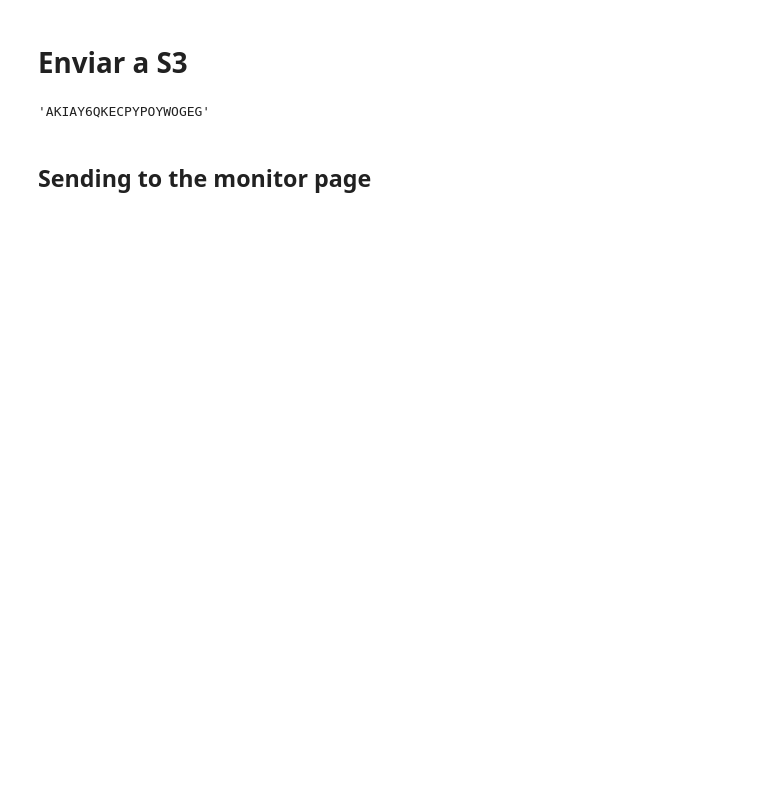
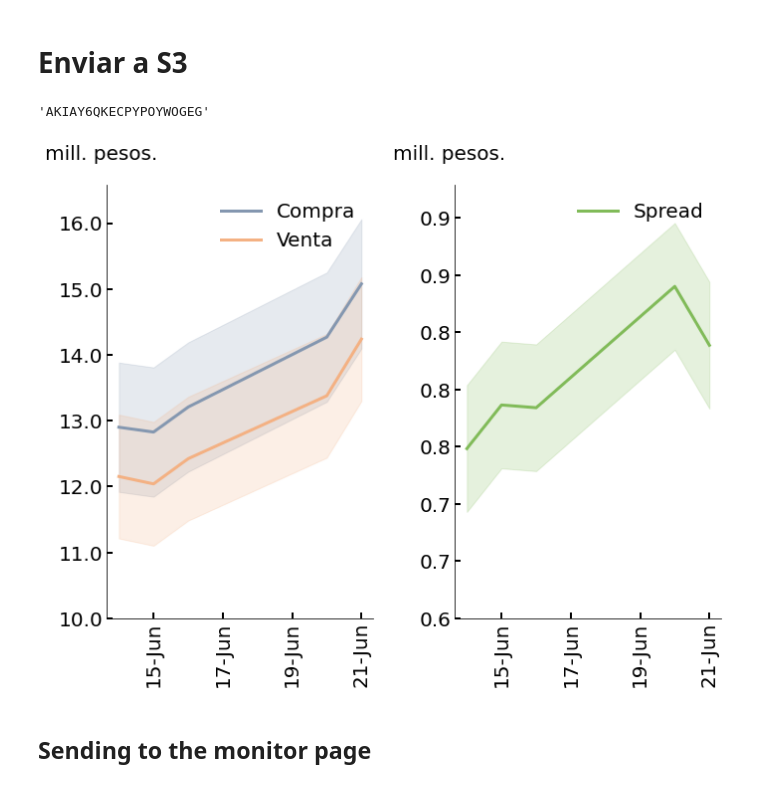
Before and after one commit to emigiupponi/btc-ranking-prices-arg, a Jupyter notebook: btc-ranking-prices-in-argentina.ipynb, the cells around one changed output. Saved outputs shown, nothing was run; the diff lists cells and outputs as text; code cells hidden in the pictures; blank space fills up the shorter version.

```diff
--- a/btc-ranking-prices-in-argentina.ipynb
+++ b/btc-ranking-prices-in-argentina.ipynb
@@ -214,3 +275,88 @@ s3_client.upload_file(filename, bucket_name, filename)
+# %%
+import matplotlib.pyplot as plt
+import matplotlib.dates as mdates
+
+# Obtener las fechas en formato datetime
+dates = pd.to_datetime(daily_avg_ask.index)
+
+# Crear los subplots
+fig, (ax1, ax2) = plt.subplots(1, 2, figsize=(10, 8), sharex=True)
+
+# Subplot superior: Precios de compra y venta
+ax1.plot(dates, daily_avg_ask.values, label='Compra', color='#8497B0', linewidth=3)  # Tonos pastel verde
+ax1.plot(dates, daily_avg_bid.values, label='Venta', color='#F4B183', linewidth=3)  # Tonos pastel rosa
+ax1.fill_between(dates, daily_avg_ask.values - daily_std_ask, daily_avg_ask.values + daily_std_ask, color='#8497B0', alpha=0.2)
+ax1.fill_between(dates, daily_avg_bid.values - daily_std_bid, daily_avg_bid.values + daily_std_bid, color='#F4B183', alpha=0.2)
+ax1.set_ylabel('mill. pesos.', fontsize=20)
+ax1.yaxis.get_label().set_rotation(0)  # Rotar el eje Y en el subplot superior
+ax1.yaxis.get_label().set_verticalalignment('center')  # Alinear verticalmente el eje Y en el subplot superior
+ax1.yaxis.set_label_coords(-0.02, 1.07)  # Ajustar la posición del texto en el eje Y en el subplot superior
+ax1.legend(fontsize=20, frameon=False)
+
+# Subplot inferior: Spread
+ax2.plot(dates, daily_avg_spread.values, label='Spread', color='#81BB59', linewidth=3)
+ax2.fill_between(dates, daily_avg_spread.values - daily_std_spread, daily_avg_spread.values + daily_std_spread, color='#81BB59', alpha=0.2)
+ax2.set_ylabel('mill. pesos.', fontsize=20)
+ax2.yaxis.get_label().set_rotation(0)  # Rotar el eje Y en el subplot inferior
+ax2.yaxis.get_label().set_verticalalignment('center')  # Alinear verticalmente el eje Y en el subplot inferior
+ax2.yaxis.set_label_coords(-0.02, 1.07)  # Ajustar la posición del texto en el eje Y en el subplot inferior
+ax2.legend(fontsize=20, frameon=False)
+
+
+# Ajustar las marcas de graduación en los ejes x
+ax1.tick_params(axis='x', direction='in', length=6, width=2, colors='black')
+ax2.tick_params(axis='x', direction='in', length=6, width=2, colors='black')
+# Ajustar las marcas de graduación en los ejes y
+ax1.tick_params(axis='y', direction='in', length=6, width=2, colors='black', labelrotation=0)
+ax2.tick_params(axis='y', direction='in', length=6, width=2, colors='black', labelrotation=0)
+
+# Ajustar formato de fecha en el eje x
+date_format = mdates.DateFormatter('%d-%b')
+ax1.xaxis.set_major_locator(mdates.DayLocator(interval=2))  # Intervalo de 2 días
+ax1.xaxis.set_major_formatter(date_format)
+ax1.xaxis.set_tick_params(rotation=90)
+ax2.xaxis.set_major_locator(mdates.DayLocator(interval=2))  # Intervalo de 2 días
+ax2.xaxis.set_major_formatter(date_format)
+ax2.xaxis.set_tick_params(rotation=90)
+
+# Configurar la escala en millones en ambos subplots
+ax1.yaxis.set_major_formatter(plt.FuncFormatter(lambda x, loc: "{:,.1f}".format(x/1000000)))
+ax2.yaxis.set_major_formatter(plt.FuncFormatter(lambda x, loc: "{:,.1f}".format(x/1000000)))
+
+# Ajustar tamaño de letra en los ejes
+ax1.tick_params(axis='both', labelsize=20)
+ax2.tick_params(axis='both', labelsize=20)
+
+# Ajustar espacio entre subplots
+fig.tight_layout(pad=2)
+
+# Configurar el fondo transparente
+fig.patch.set_alpha(0)
+
+# Eliminar recuadro del gráfico
+ax1.spines['top'].set_visible(False)
+ax1.spines['bottom'].set_visible(True)
+ax1.spines['right'].set_visible(False)
+ax1.spines['left'].set_visible(True)
+
+ax2.spines['top'].set_visible(False)
+ax2.spines['bottom'].set_visible(True)
+ax2.spines['right'].set_visible(False)
+ax2.spines['left'].set_visible(True)
+
+# Ajustar límites del eje y en el subplot superior
+ax1.set_ylim(10000000, daily_avg_ask.max() * 1.1)
+
+# Ajustar límites del eje y en el subplot inferior
+ax2.set_ylim(600000, daily_avg_spread.max() * 1.1)
+
+# Guardar el gráfico como imagen PNG con fondo transparente
+plt.savefig('grafico.png', format='png', transparent=True)
+
+# Mostrar el gráfico
+plt.show()
+# %% [output]
+[figure, added]
 # %% [markdown]
 ## Sending to the monitor page
 # %%
```
Also changed, not shown: parts of 8 cells of this notebook.
